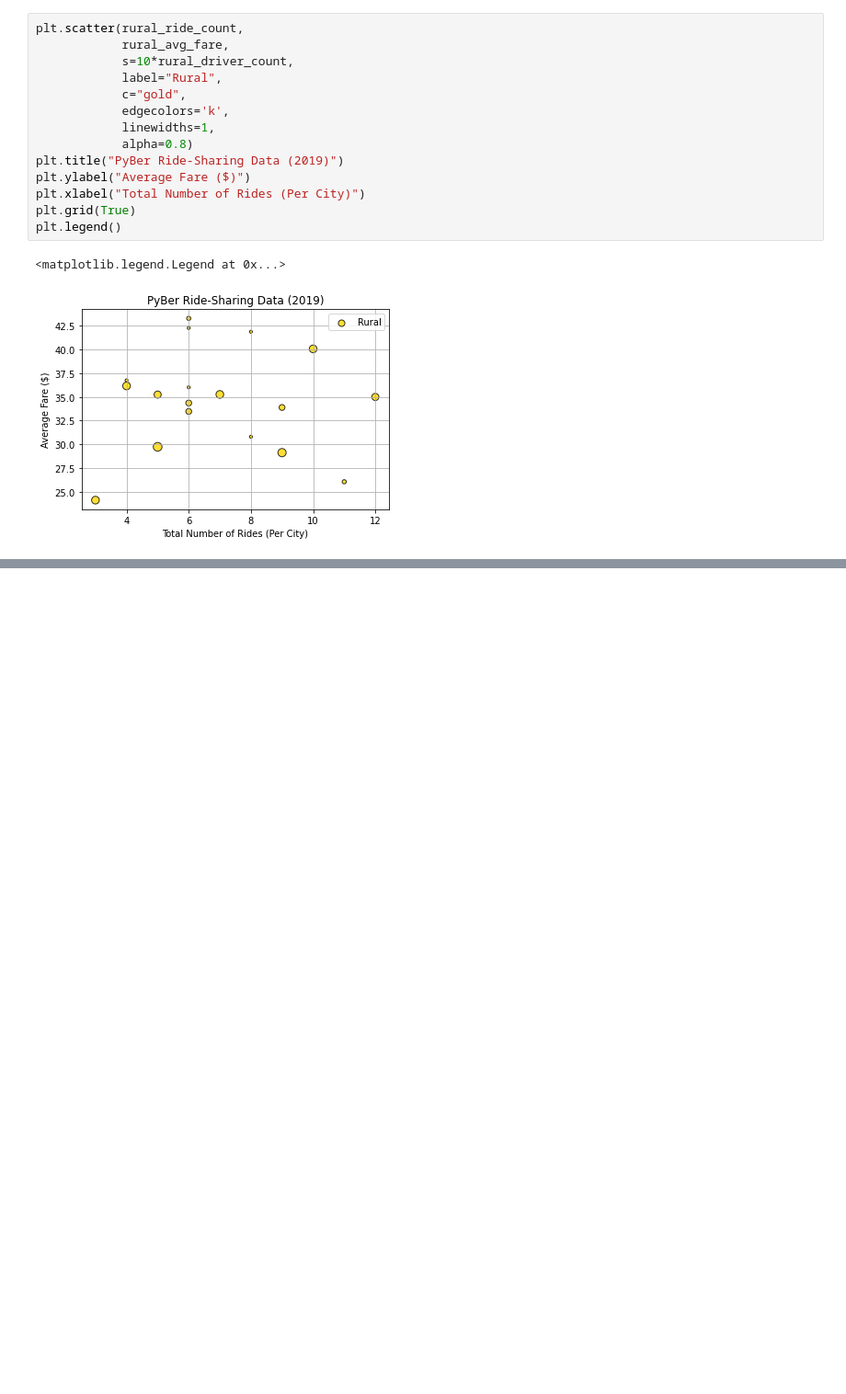
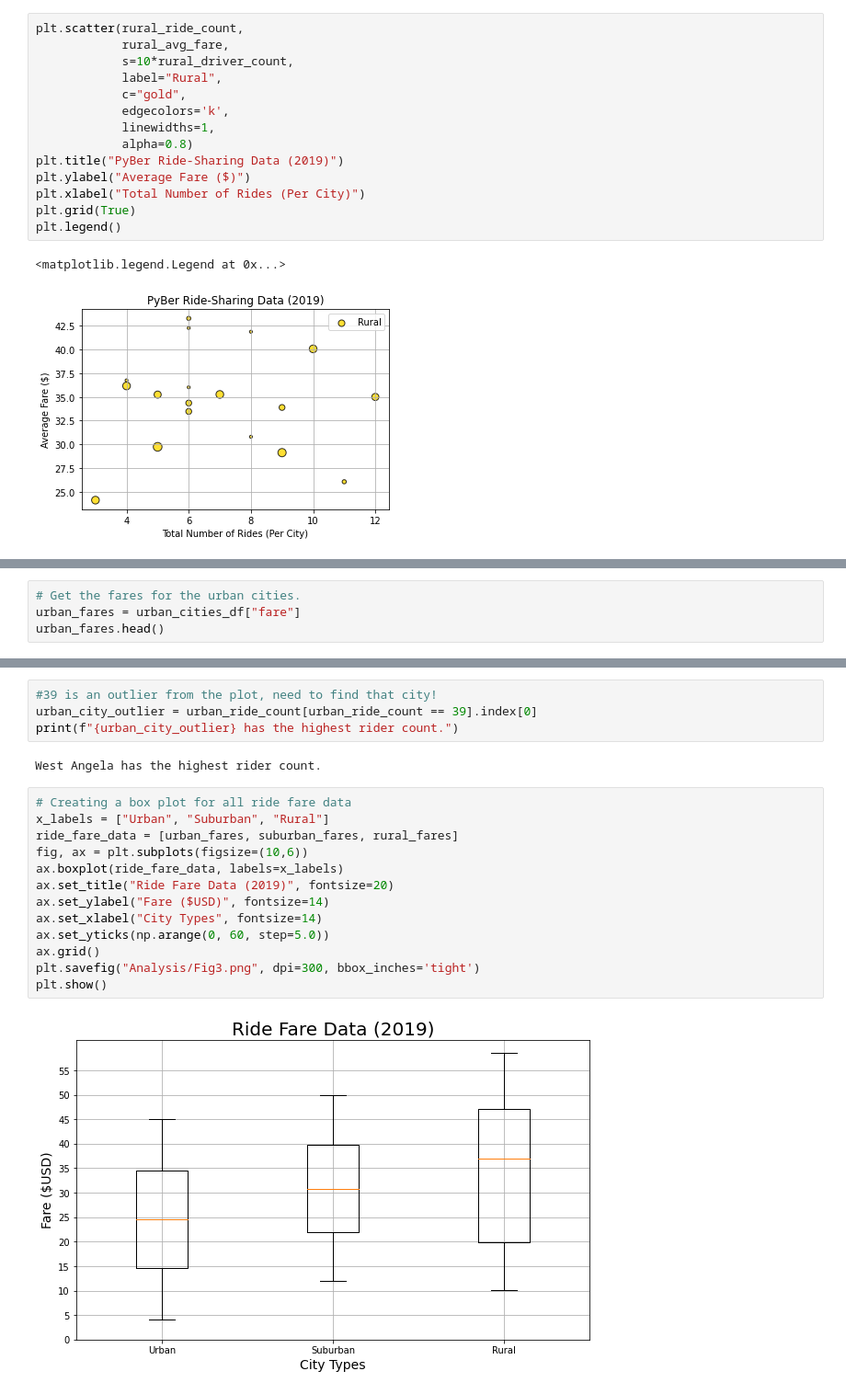
Before and after one commit to Redheadedmath/PyBer_Analysis, a Jupyter notebook: pre_challenge.ipynb, the cells around one changed output, grey strips where cells are left out. Shown: that part at 92% size. Drawn from its saved outputs; the diff is of its cells as text; blank space fills up the shorter version.

```diff
--- a/pre_challenge.ipynb
+++ b/pre_challenge.ipynb
@@ -213,0 +347,4 @@ plt.show()
+# %%
+# Get the fares for the urban cities.
+urban_fares = urban_cities_df["fare"]
+urban_fares.head()
@@ -213,0 +448,21 @@ plt.show()
+# %%
+#39 is an outlier from the plot, need to find that city!
+urban_city_outlier = urban_ride_count[urban_ride_count == 39].index[0]
+print(f"{urban_city_outlier} has the highest rider count.")
+# %% [output]
+West Angela has the highest rider count.
+# %%
+# Creating a box plot for all ride fare data
+x_labels = ["Urban", "Suburban", "Rural"]
+ride_fare_data = [urban_fares, suburban_fares, rural_fares]
+fig, ax = plt.subplots(figsize=(10,6))
+ax.boxplot(ride_fare_data, labels=x_labels)
+ax.set_title("Ride Fare Data (2019)", fontsize=20)
+ax.set_ylabel("Fare ($USD)", fontsize=14)
+ax.set_xlabel("City Types", fontsize=14)
+ax.set_yticks(np.arange(0, 60, step=5.0))
+ax.grid()
+plt.savefig("Analysis/Fig3.png", dpi=300, bbox_inches='tight')
+plt.show()
+# %% [output]
+[figure, added]
```
Also changed, not shown: parts of 23 cells of this notebook, 3 other files.
